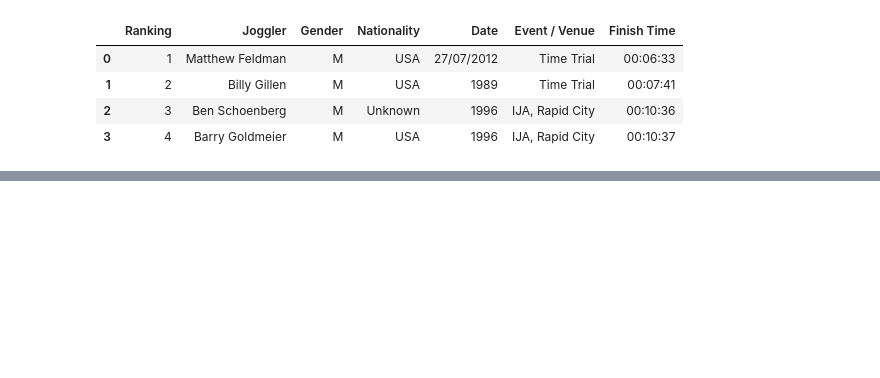
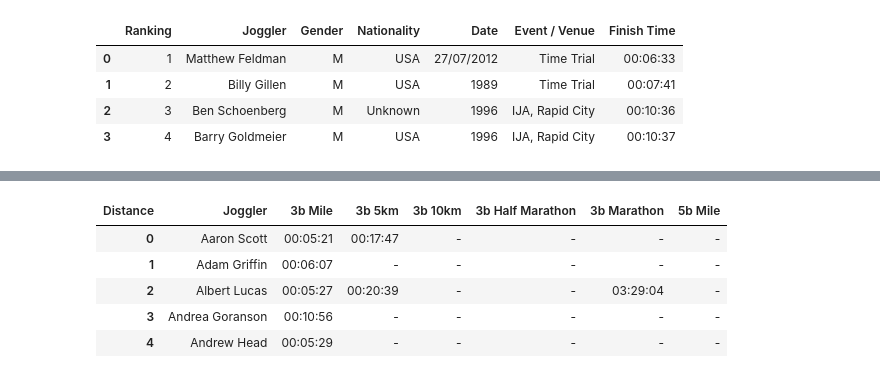
Before and after one commit to joggling-results/results, a Jupyter notebook: Analysis.ipynb, the cells around one changed output, grey strips where cells are left out. Cells and saved outputs as stored; diff of their text form; code cells hidden in the pictures; blank space fills up the shorter version.

```diff
--- a/Analysis.ipynb
+++ b/Analysis.ipynb
@@ -55,0 +75,15 @@ pivot_df
+# %%
+pivot_df = pd.pivot_table(data,
+                          values='Finish Time',
+                          index='Joggler',
+                          columns='Distance',
+                          aggfunc='min')
+pivot_df = pivot_df[['3b Mile','3b 5km','3b 10km','3b Half Marathon','3b Marathon','5b Mile']].reset_index().fillna('-')
+pivot_df.head()
+# %% [output]
+| Distance | Joggler | 3b Mile | 3b 5km | 3b 10km | 3b Half Marathon | 3b Marathon | 5b Mile |
+| 0 | Aaron Scott | 00:05:21 | 00:17:47 | - | - | - | - |
+| 1 | Adam Griffin | 00:06:07 | - | - | - | - | - |
+| 2 | Albert Lucas | 00:05:27 | 00:20:39 | - | - | 03:29:04 | - |
+| 3 | Andrea Goranson | 00:10:56 | - | - | - | - | - |
+| 4 | Andrew Head | 00:05:29 | - | - | - | - | - |
```
Also changed, not shown: parts of 10 cells of this notebook, 3 other files.
